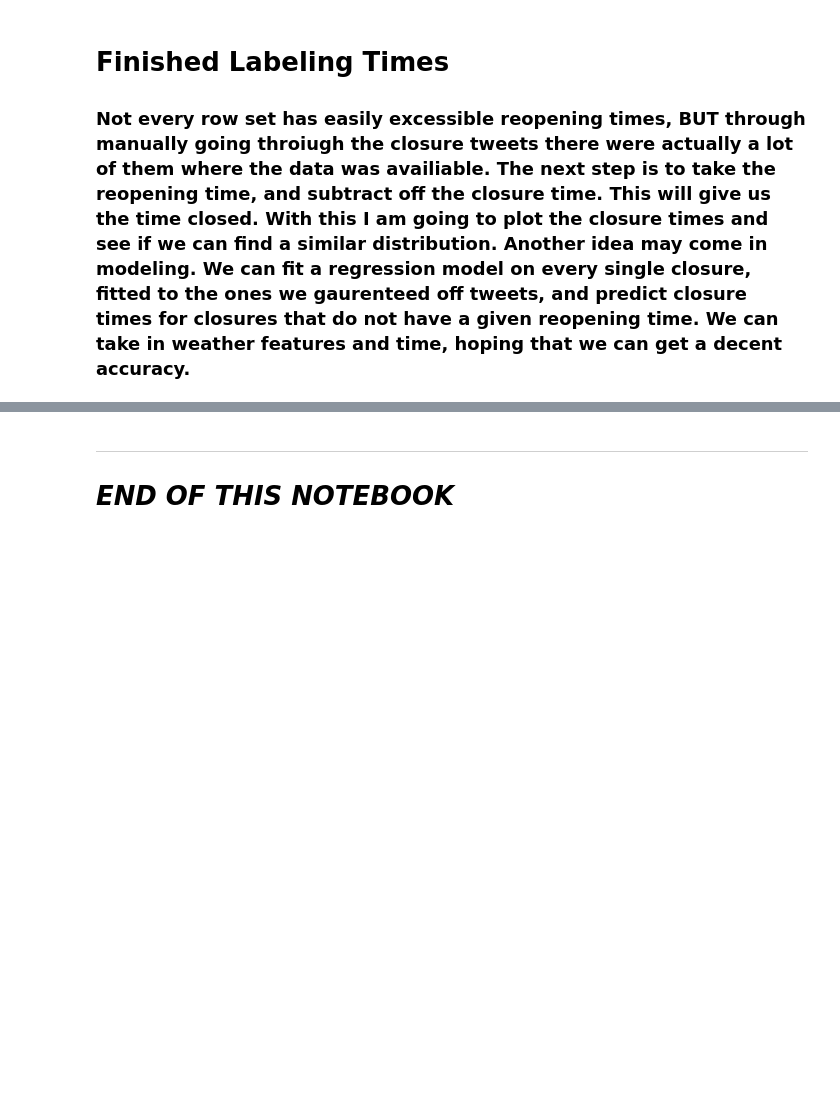
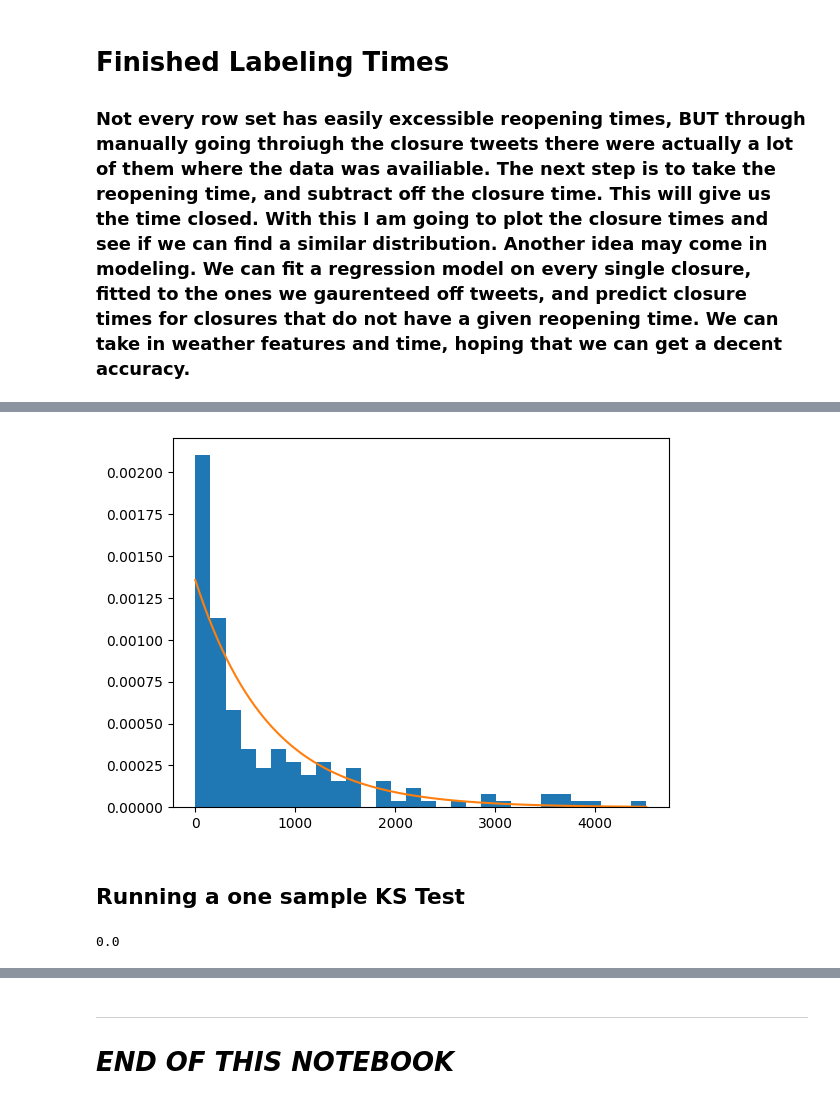
Before and after one commit to PinkyHuddy/road_project, a Jupyter notebook: facebook/notebooks/facebook_post_eda.ipynb, the cells around one changed output, grey strips where cells are left out. Drawn from its saved outputs; the diff is of its cells as text; code cells hidden in the pictures; blank space fills up the shorter version.

Commit message:
finished EDA on the data, atleast for closure times

```diff
--- a/facebook/notebooks/facebook_post_eda.ipynb
+++ b/facebook/notebooks/facebook_post_eda.ipynb
@@ -97,3 +99,16 @@ closureOrReopening.to_excel("/Users/hudson/Desktop/road_project/facebook/data/ma
 # %% [markdown]
 # **Finished Labeling Times**
 ### Not every row set has easily excessible reopening times, BUT through manually going throiugh the closure tweets there were actually a lot of them where the data was availiable. The next step is to take the reopening time, and subtract off the closure time. This will give us the time closed. With this I am going to plot the closure times and see if we can find a similar distribution. Another idea may come in modeling. We can fit a regression model on every single closure, fitted to the ones we gaurenteed off tweets, and predict closure times for closures that do not have a given reopening time. We can take in weather features and time, hoping that we can get a decent accuracy.
+# %%
+finished_path = "/Users/hudson/Desktop/road_project/facebook/data/manual_closure_or_reopening_times_finished.xlsx"
+closures_finished = pd.read_excel(finished_path)
+closures_finished["time_reopened"] = pd.to_datetime(
+    closures_finished["time_reopened"],
+    errors="coerce"
+)
+
+closures_with_reopening = closures_finished[~closures_finished["time_reopened"].isna()]
+closures_with_reopening["differences"] = closures_with_reopening["time_reopened"] - closures_with_reopening["timestamp"]
+# %%
+closures_with_reopening["durations_min"]= closures_with_reopening["differences"].dt.total_seconds() / 60
+closures_with_reopening[closures_with_reopening["durations_min"] == closures_with_reopening["durations_min"].min()]
@@ -99,0 +119,30 @@ closureOrReopening.to_excel("/Users/hudson/Desktop/road_project/facebook/data/ma
+# %%
+plt.hist(closures_with_reopening["durations_min"], bins=30, density=True)
+
+lam = 1 / closures_with_reopening["durations_min"].mean()
+x = np.linspace(0, closures_with_reopening["durations_min"].max(), 100)
+y = lam * np.exp(-lam * x)
+
+plt.plot(x, y)
+plt.show()
+# %% [output]
+[figure, added]
+# %% [markdown]
+## Running a one sample KS Test
+# %%
+data = closures_with_reopening["durations_min"]
+scale = data.mean()
+B = 10000
+samples = len(data)
+observedD = stats.kstest(data, "expon", args=(0, lam)).statistic
+bootD = []
+for b in range(B):
+    bootstrap = stats.expon.rvs(loc = 0, scale = lam, size = samples)
+    bootstrapScale = 1 / np.mean(bootstrap)
+    bootD.append(stats.kstest(bootstrap, "expon", args=(0, bootstrapScale)).statistic)
+
+pValue = np.mean(bootD >= observedD)
+
+print(pValue)
+# %% [output]
+0.0
```
Also changed, not shown: parts of 3 cells of this notebook, 5 other files.
